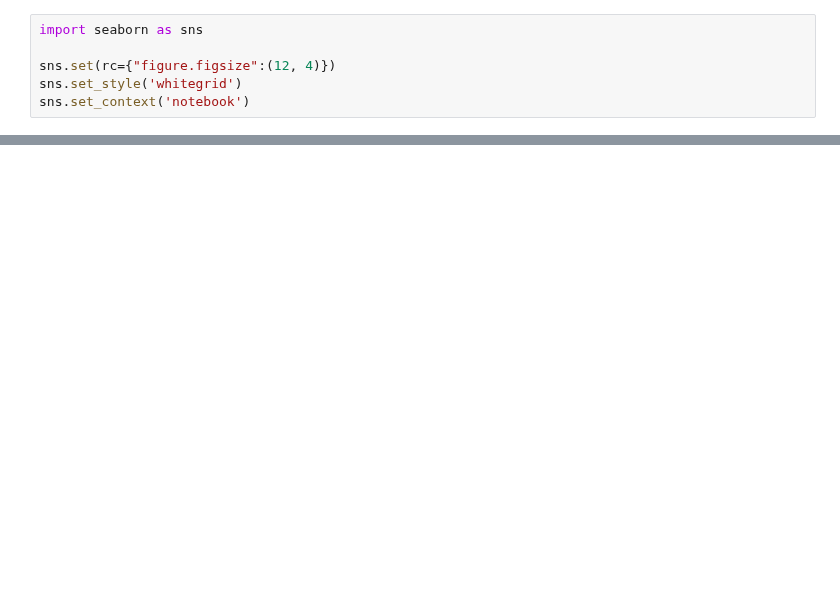
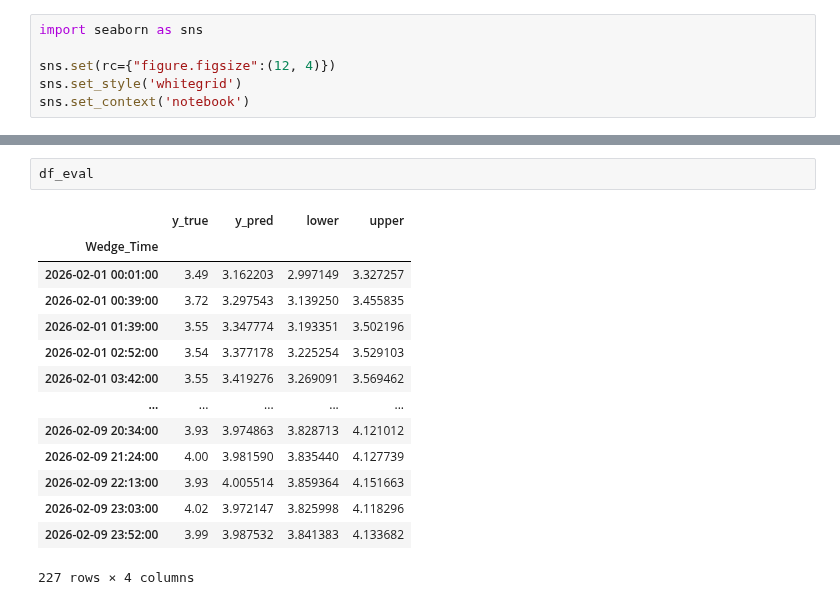
Before and after one commit to Miggon-dev/costimiser2, a Jupyter notebook: uoc_model.ipynb, the cells around one changed output, grey strips where cells are left out. Cells and saved outputs as stored; diff of their text form; blank space fills up the shorter version.

```diff
--- a/uoc_model.ipynb
+++ b/uoc_model.ipynb
@@ -118,0 +138,17 @@ print("R2:", r2)
+# %%
+df_eval
+# %% [output]
+|  | y_true | y_pred | lower | upper |
+| Wedge_Time |  |  |  |  |
+| 2026-02-01 00:01:00 | 3.49 | 3.162203 | 2.997149 | 3.327257 |
+| 2026-02-01 00:39:00 | 3.72 | 3.297543 | 3.139250 | 3.455835 |
+| 2026-02-01 01:39:00 | 3.55 | 3.347774 | 3.193351 | 3.502196 |
+| 2026-02-01 02:52:00 | 3.54 | 3.377178 | 3.225254 | 3.529103 |
+| 2026-02-01 03:42:00 | 3.55 | 3.419276 | 3.269091 | 3.569462 |
+| ... | ... | ... | ... | ... |
+| 2026-02-09 20:34:00 | 3.93 | 3.974863 | 3.828713 | 4.121012 |
+| 2026-02-09 21:24:00 | 4.00 | 3.981590 | 3.835440 | 4.127739 |
+| 2026-02-09 22:13:00 | 3.93 | 4.005514 | 3.859364 | 4.151663 |
+| 2026-02-09 23:03:00 | 4.02 | 3.972147 | 3.825998 | 4.118296 |
+| 2026-02-09 23:52:00 | 3.99 | 3.987532 | 3.841383 | 4.133682 |
+227 rows × 4 columns
```
Also changed, not shown: parts of 7 cells of this notebook, 22 other files.
